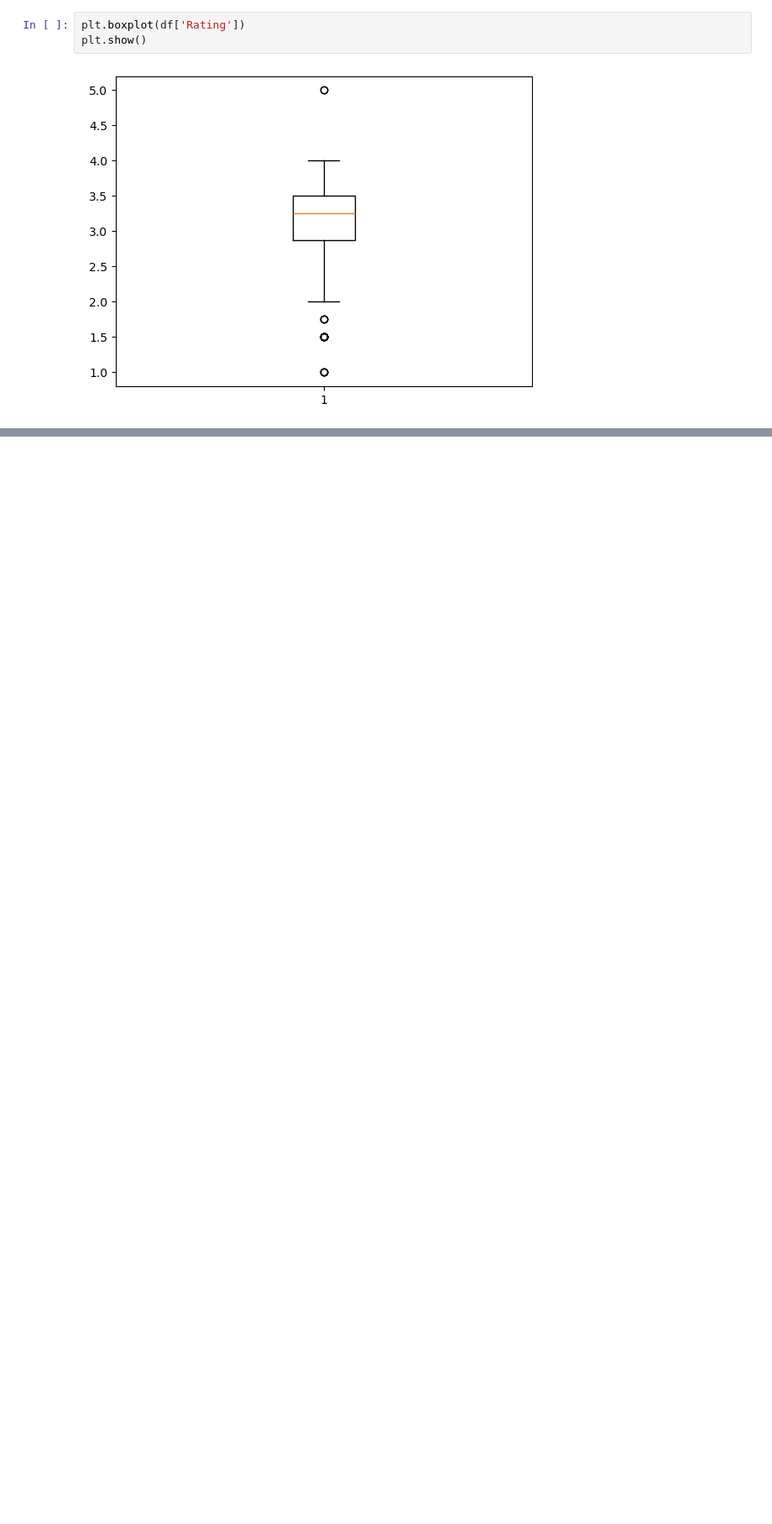
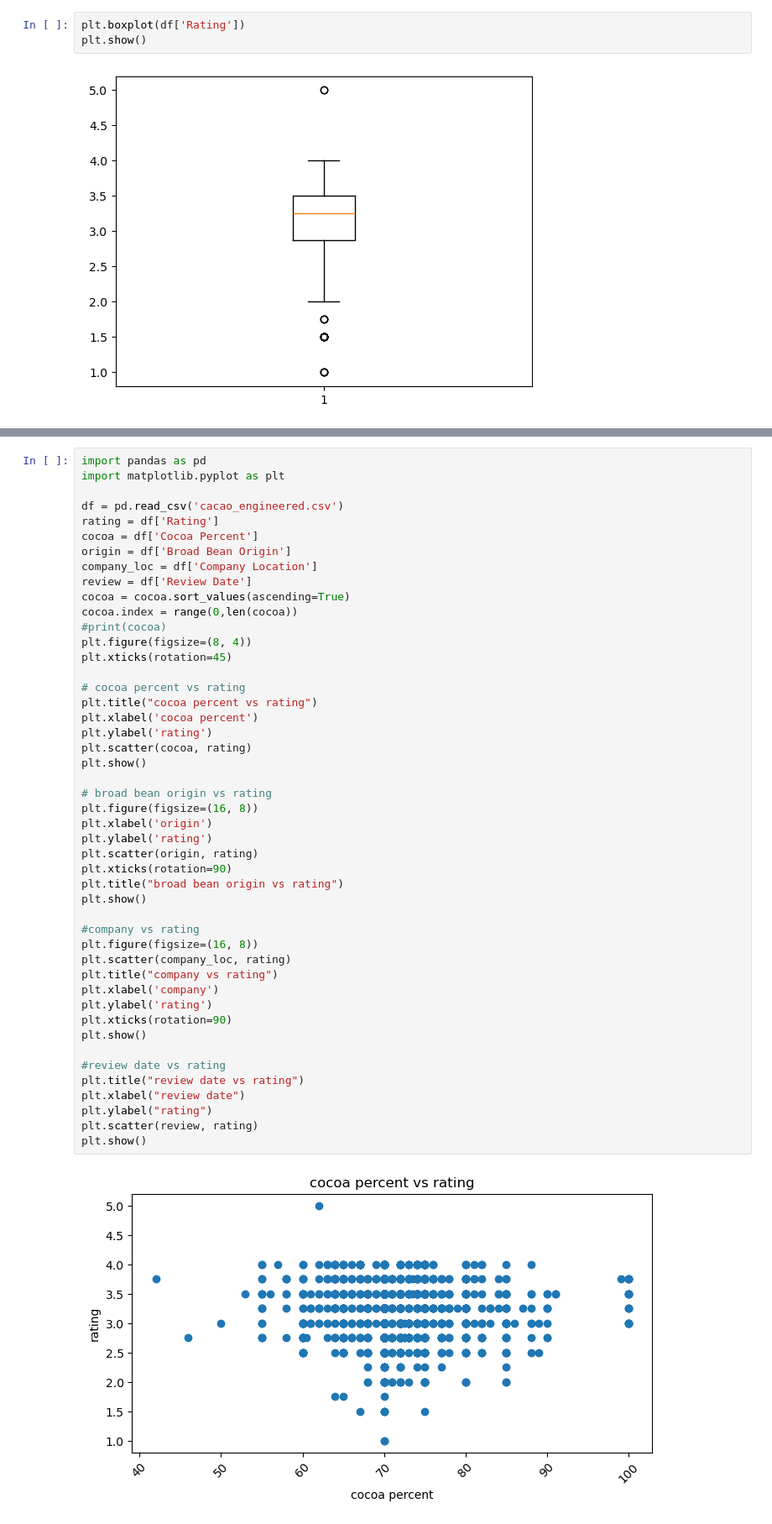
Before and after one commit to Keshfer/Chocolate-Rating-ML, a Jupyter notebook: Exploratory Data Analysis.ipynb, the cells around one changed output, grey strips where cells are left out. Shown at 84% size. Saved outputs shown, nothing was run; the diff lists cells and outputs as text; blank space fills up the shorter version.

```diff
--- a/Exploratory Data Analysis.ipynb
+++ b/Exploratory Data Analysis.ipynb
@@ -459,0 +483,49 @@ plt.show()
+# %%
+import pandas as pd
+import matplotlib.pyplot as plt
+
+df = pd.read_csv('cacao_engineered.csv')
+rating = df['Rating']
+cocoa = df['Cocoa Percent']
+origin = df['Broad Bean Origin']
+company_loc = df['Company Location']
+review = df['Review Date']
+cocoa = cocoa.sort_values(ascending=True)
+cocoa.index = range(0,len(cocoa))
+#print(cocoa)
+plt.figure(figsize=(8, 4))
+plt.xticks(rotation=45)
+
+# cocoa percent vs rating
+plt.title("cocoa percent vs rating")
+plt.xlabel('cocoa percent')
+plt.ylabel('rating')
+plt.scatter(cocoa, rating)
+plt.show()
+
+# broad bean origin vs rating
+plt.figure(figsize=(16, 8))
+plt.xlabel('origin')
+plt.ylabel('rating')
+plt.scatter(origin, rating)
+plt.xticks(rotation=90)
+plt.title("broad bean origin vs rating")
+plt.show()
+
+#company vs rating
+plt.figure(figsize=(16, 8))
+plt.scatter(company_loc, rating)
+plt.title("company vs rating")
+plt.xlabel('company')
+plt.ylabel('rating')
+plt.xticks(rotation=90)
+plt.show()
+
+#review date vs rating
+plt.title("review date vs rating")
+plt.xlabel("review date")
+plt.ylabel("rating")
+plt.scatter(review, rating)
+plt.show()
+# %% [output]
+[figure, added]
```
Also changed, not shown: parts of 4 cells of this notebook, 2 other files.
